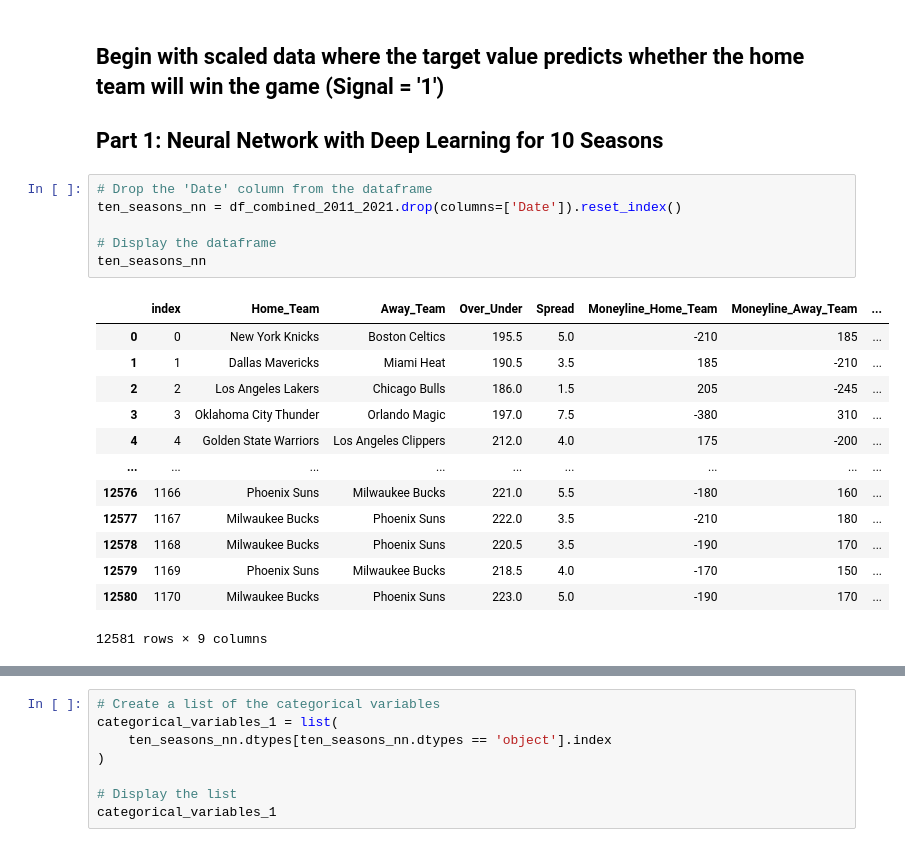
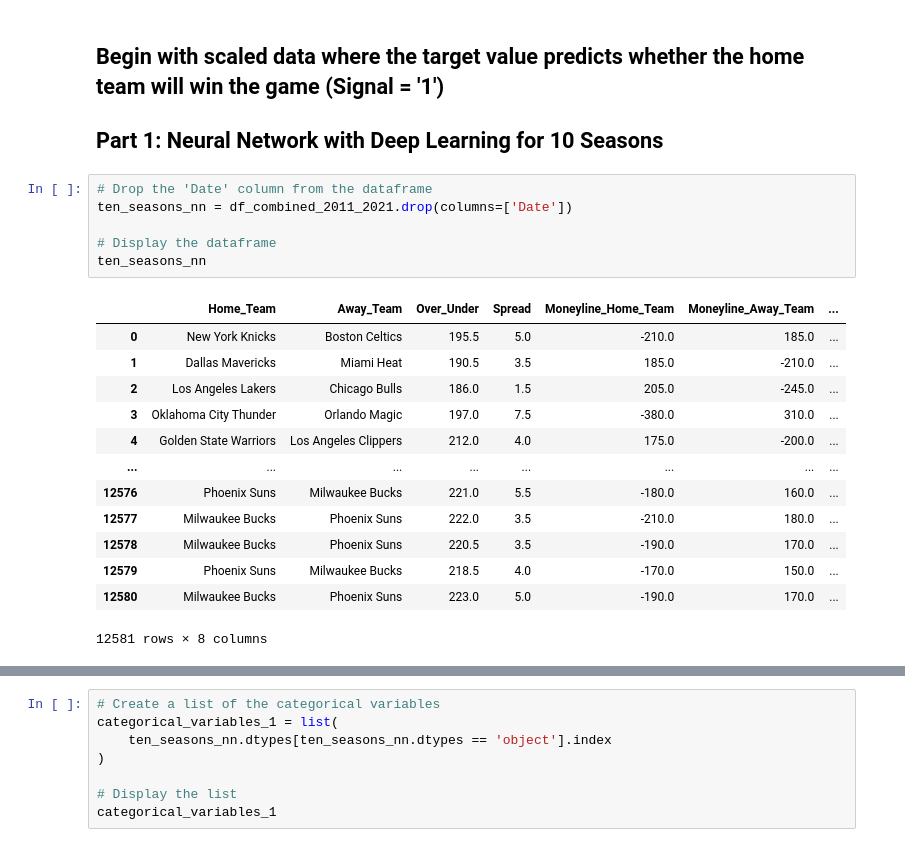
Before and after one commit to kheller18/nba-sports-betting-ml, a Jupyter notebook: main.ipynb, the cells around one changed output, grey strips where cells are left out. Cells and saved outputs as stored; diff of their text form.

```diff
--- a/main.ipynb
+++ b/main.ipynb
@@ -17,21 +20,21 @@ from sklearn.metrics import classification_report
 ## Part 1: Neural Network with Deep Learning for 10 Seasons
 # %%
 # Drop the 'Date' column from the dataframe
-ten_seasons_nn = df_combined_2011_2021.drop(columns=['Date']).reset_index()
+ten_seasons_nn = df_combined_2011_2021.drop(columns=['Date'])
 
 # Display the dataframe
 ten_seasons_nn
 # %% [output]
-|  | index | Home_Team | Away_Team | Over_Under | Spread | Moneyline_Home_Team | Moneyline_Away_Team | ... |
-| 0 | 0 | New York Knicks | Boston Celtics | 195.5 | 5.0 | -210 | 185 | ... |
-| 1 | 1 | Dallas Mavericks | Miami Heat | 190.5 | 3.5 | 185 | -210 | ... |
-| 2 | 2 | Los Angeles Lakers | Chicago Bulls | 186.0 | 1.5 | 205 | -245 | ... |
-| 3 | 3 | Oklahoma City Thunder | Orlando Magic | 197.0 | 7.5 | -380 | 310 | ... |
-| 4 | 4 | Golden State Warriors | Los Angeles Clippers | 212.0 | 4.0 | 175 | -200 | ... |
-| ... | ... | ... | ... | ... | ... | ... | ... | ... |
-| 12576 | 1166 | Phoenix Suns | Milwaukee Bucks | 221.0 | 5.5 | -180 | 160 | ... |
-| 12577 | 1167 | Milwaukee Bucks | Phoenix Suns | 222.0 | 3.5 | -210 | 180 | ... |
-| 12578 | 1168 | Milwaukee Bucks | Phoenix Suns | 220.5 | 3.5 | -190 | 170 | ... |
-| 12579 | 1169 | Phoenix Suns | Milwaukee Bucks | 218.5 | 4.0 | -170 | 150 | ... |
-| 12580 | 1170 | Milwaukee Bucks | Phoenix Suns | 223.0 | 5.0 | -190 | 170 | ... |
+|  | Home_Team | Away_Team | Over_Under | Spread | Moneyline_Home_Team | Moneyline_Away_Team | ... |
+| 0 | New York Knicks | Boston Celtics | 195.5 | 5.0 | -210.0 | 185.0 | ... |
+| 1 | Dallas Mavericks | Miami Heat | 190.5 | 3.5 | 185.0 | -210.0 | ... |
+| 2 | Los Angeles Lakers | Chicago Bulls | 186.0 | 1.5 | 205.0 | -245.0 | ... |
+| 3 | Oklahoma City Thunder | Orlando Magic | 197.0 | 7.5 | -380.0 | 310.0 | ... |
+| 4 | Golden State Warriors | Los Angeles Clippers | 212.0 | 4.0 | 175.0 | -200.0 | ... |
+| ... | ... | ... | ... | ... | ... | ... | ... |
+| 12576 | Phoenix Suns | Milwaukee Bucks | 221.0 | 5.5 | -180.0 | 160.0 | ... |
+| 12577 | Milwaukee Bucks | Phoenix Suns | 222.0 | 3.5 | -210.0 | 180.0 | ... |
+| 12578 | Milwaukee Bucks | Phoenix Suns | 220.5 | 3.5 | -190.0 | 170.0 | ... |
+| 12579 | Phoenix Suns | Milwaukee Bucks | 218.5 | 4.0 | -170.0 | 150.0 | ... |
+| 12580 | Milwaukee Bucks | Phoenix Suns | 223.0 | 5.0 | -190.0 | 170.0 | ... |
-12581 rows × 9 columns
+12581 rows × 8 columns
```
Also changed, not shown: parts of 18 cells of this notebook.
